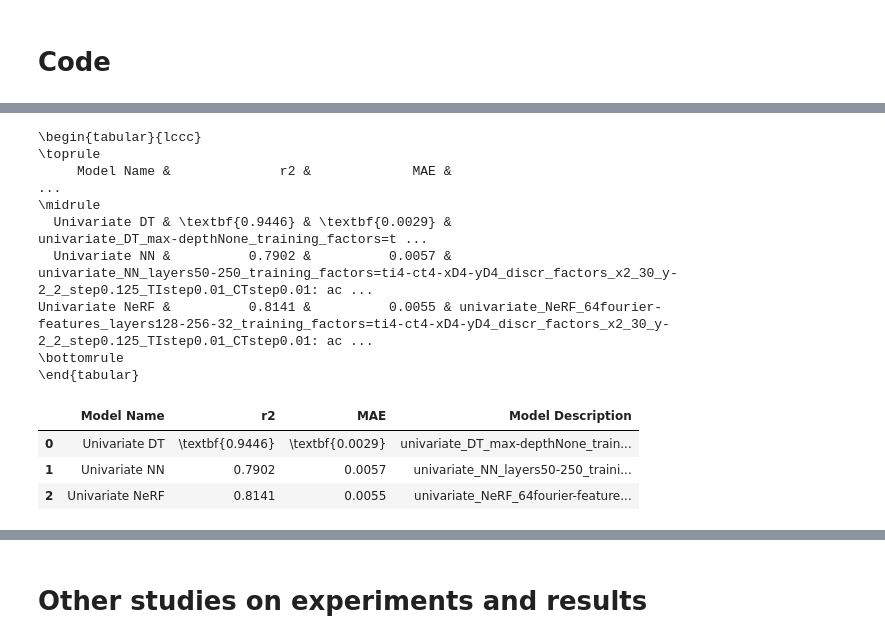
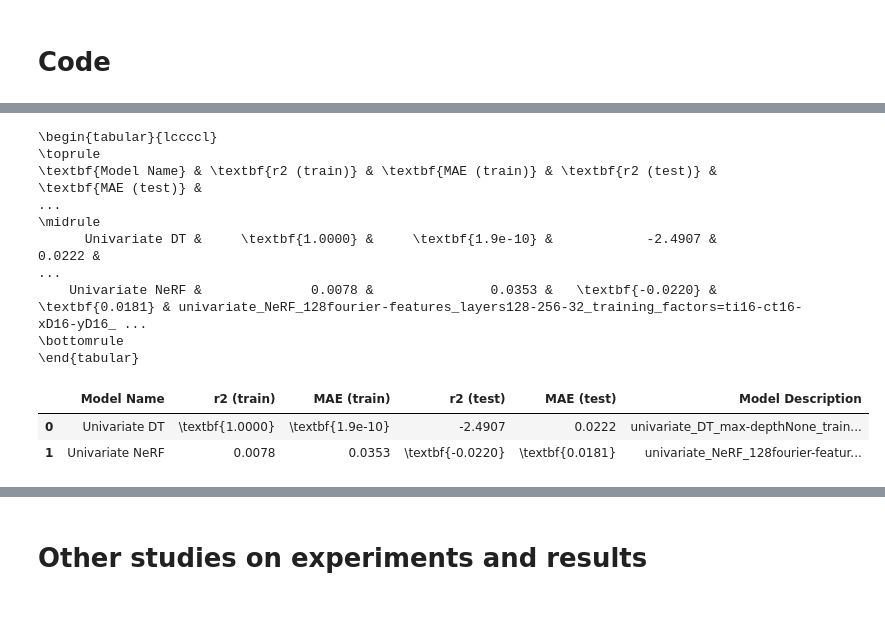
Before and after one commit to NiccoloMorabito/Ainslie-surrogate, a Jupyter notebook: result_analysis.ipynb, the cells around one changed output, grey strips where cells are left out. Cells and saved outputs as stored; diff of their text form; code cells hidden in the pictures; blank space fills up the shorter version.

```diff
--- a/result_analysis.ipynb
+++ b/result_analysis.ipynb
@@ -421,0 +413,19 @@ Univariate approxGP &              0.5750 &               0.0119 &             0
+# %%
+# INTERPOLATION - DT DEPTH - RESULTS
+two = list()
+for set_type in ["train", "test"]:
+    metrics = load_metrics(set_type=set_type, experiment="DTdepth",
+                            only_model_name = False, infer_training_time_attempt = False)
+    toremove_columns = [col for col in metrics.columns \
+                        if col.startswith("reduction factor") or col.startswith("Prediction Time")\
+                            or col.startswith("MSE") or col.startswith("PSNR")]
+    metrics.drop(toremove_columns, axis=1, inplace=True)
+
+    two.append(metrics)
+
+metrics = merge_metrics(two[0], two[1], suffix1=" (train)", suffix2=" (test)", by_name=False)
+metrics.sort_values(by="Model Description")
+#metrics = best_model_per_algo_in_df(metrics, "MAE", "MAE (test)")
+metrics = metrics[['Model Description', 'r2 (train)', 'MAE (train)', 'r2 (test)', 'MAE (test)']]
+print_copy_latex_table_code(metrics, bolden_best_value=False, column_format="lcccc")
+metrics
@@ -422,27 +458,32 @@ Univariate approxGP &              0.5750 &               0.0119 &             0
 # %%
 # INTERPOLATION ON COORDS - RESULTS
-metrics = load_metrics(set_type="test", experiment="interpolation_coords",
-                        only_model_name = False, infer_training_time_attempt = False)
-metrics = extract_reduction_factors(metrics, also_coords=True)
-metrics = metrics[metrics["reduction factor ti"]==4]
-toremove_columns = [col for col in metrics.columns if col.startswith("reduction factor")]
-metrics.drop(toremove_columns + ["Prediction Time", "PSNR", "MSE"], axis=1, inplace=True)
+two = list()
+for set_type in ["train", "test"]:
+    metrics = load_metrics(set_type=set_type, experiment="interpolation_coords",
+                            only_model_name = False, infer_training_time_attempt = False)
+    metrics = extract_reduction_factors(metrics, also_coords=False)
+    metrics = metrics[metrics["reduction factor ti"]==16]
+    toremove_columns = [col for col in metrics.columns \
+                        if col.startswith("Prediction Time")  \
+                            or col.startswith("MSE") or col.startswith("PSNR")]
+    metrics.drop(toremove_columns, axis=1, inplace=True)
 
-metrics = best_model_per_algo_in_df(metrics, "MAE")
-metrics = metrics[['Model Name', 'r2', 'MAE', 'Model Description']]
-print_copy_latex_table_code(metrics, bolden_best_value=True)
+    two.append(metrics)
+
+metrics = merge_metrics(two[0], two[1], suffix1=" (train)", suffix2=" (test)", by_name=False)
+metrics = best_model_per_algo_in_df(metrics, "MAE", "MAE (test)")
+metrics = metrics[['Model Name', 'r2 (train)', 'MAE (train)', 'r2 (test)', 'MAE (test)', 'Model Description']]
+print_copy_latex_table_code(metrics, bolden_best_value=True, column_format="lccccl")
 metrics
 # %% [output]
-\begin{tabular}{lccc}
+\begin{tabular}{lccccl}
 \toprule
-     Model Name &              r2 &             MAE &                                                                                                                                                    ...
+\textbf{Model Name} & \textbf{r2 (train)} & \textbf{MAE (train)} & \textbf{r2 (test)} & \textbf{MAE (test)} &                                                                                            ...
 \midrule
-  Univariate DT & \textbf{0.9446} & \textbf{0.0029} &                                                                                                     univariate_DT_max-depthNone_training_factors=t ...
-  Univariate NN &          0.7902 &          0.0057 &                          univariate_NN_layers50-250_training_factors=ti4-ct4-xD4-yD4_discr_factors_x2_30_y-2_2_step0.125_TIstep0.01_CTstep0.01: ac ...
-Univariate NeRF &          0.8141 &          0.0055 & univariate_NeRF_64fourier-features_layers128-256-32_training_factors=ti4-ct4-xD4-yD4_discr_factors_x2_30_y-2_2_step0.125_TIstep0.01_CTstep0.01: ac ...
+      Univariate DT &     \textbf{1.0000} &     \textbf{1.9e-10} &            -2.4907 &              0.0222 &                                                                                            ...
+    Univariate NeRF &              0.0078 &               0.0353 &   \textbf{-0.0220} &     \textbf{0.0181} & univariate_NeRF_128fourier-features_layers128-256-32_training_factors=ti16-ct16-xD16-yD16_ ...
 \bottomrule
 \end{tabular}
-|  | Model Name | r2 | MAE | Model Description |
-| 0 | Univariate DT | \textbf{0.9446} | \textbf{0.0029} | univariate_DT_max-depthNone_train... |
-| 1 | Univariate NN | 0.7902 | 0.0057 | univariate_NN_layers50-250_traini... |
-| 2 | Univariate NeRF | 0.8141 | 0.0055 | univariate_NeRF_64fourier-feature... |
+|  | Model Name | r2 (train) | MAE (train) | r2 (test) | MAE (test) | Model Description |
+| 0 | Univariate DT | \textbf{1.0000} | \textbf{1.9e-10} | -2.4907 | 0.0222 | univariate_DT_max-depthNone_train... |
+| 1 | Univariate NeRF | 0.0078 | 0.0353 | \textbf{-0.0220} | \textbf{0.0181} | univariate_NeRF_128fourier-featur... |
```
Also changed, not shown: parts of 13 cells of this notebook, 2 other files.
